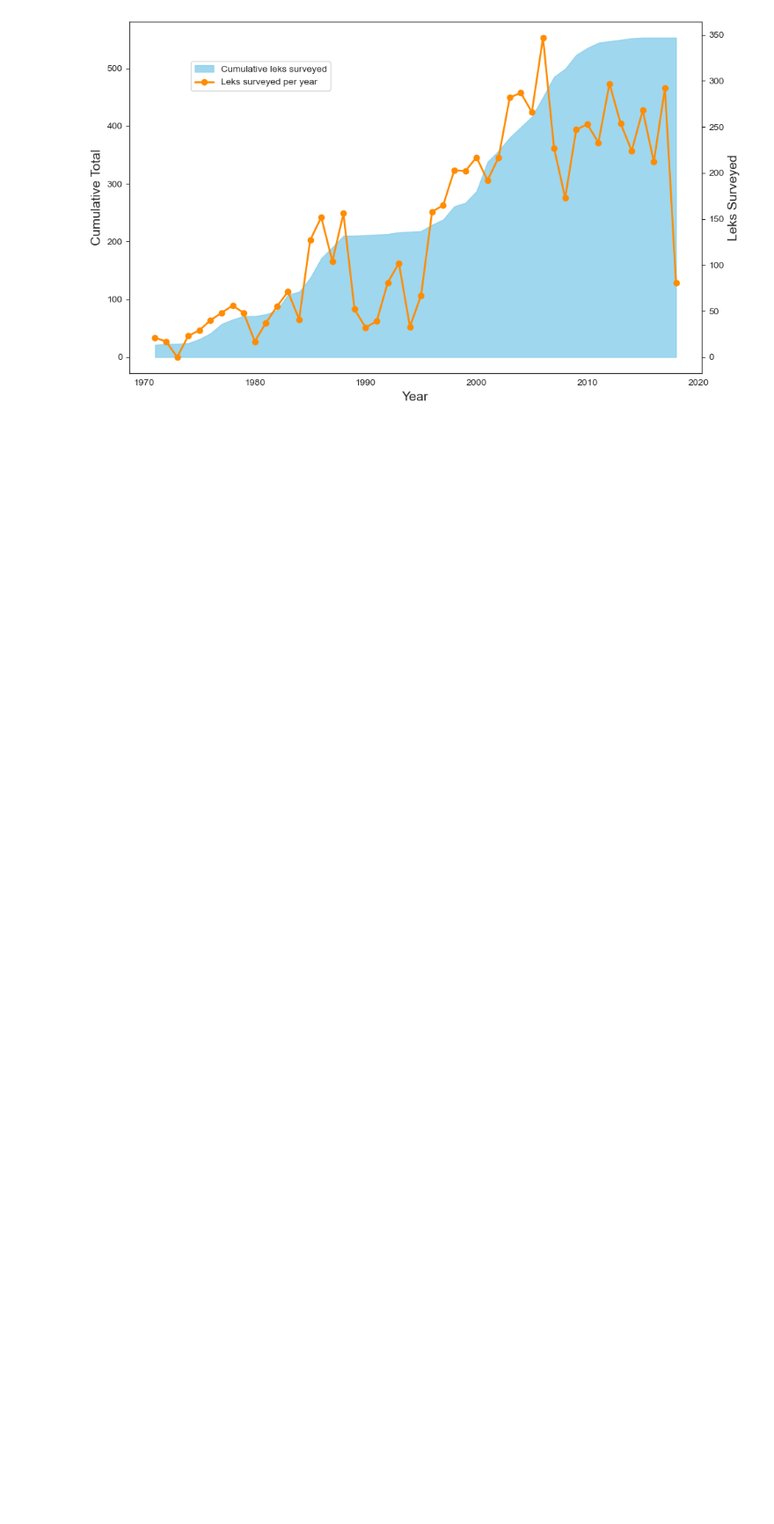
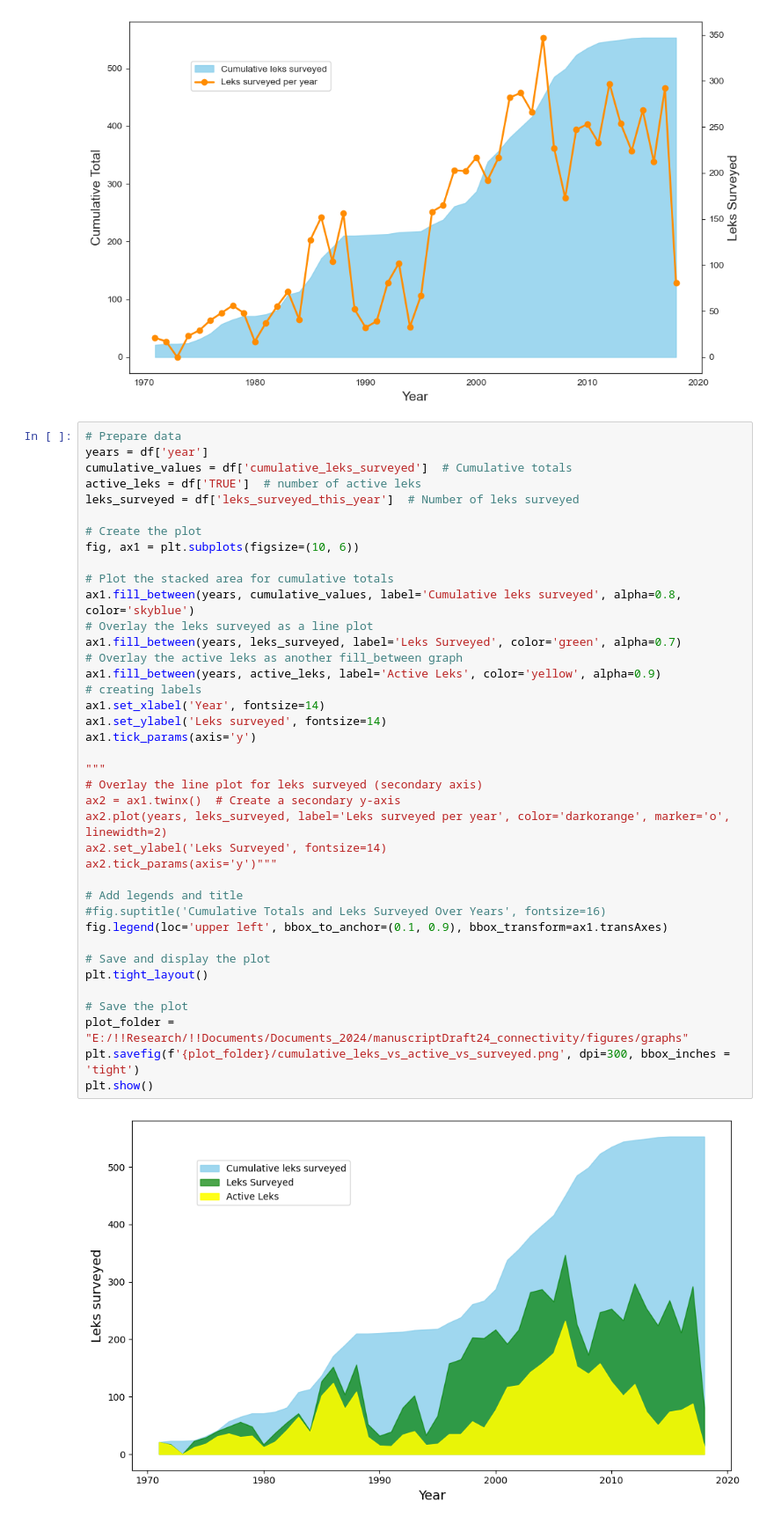
Before and after one commit to jdawsey/LEPC_Structural_Connectivity, a Jupyter notebook: igraph_scripts/figures/general_graphs.ipynb, the cells around one changed output. Shown at 88% size. Cells and saved outputs as stored; diff of their text form; blank space fills up the shorter version.

Commit message:
Added code for another graph

```diff
--- a/igraph_scripts/figures/general_graphs.ipynb
+++ b/igraph_scripts/figures/general_graphs.ipynb
@@ -78,3 +78,44 @@ plt.savefig(f'{plot_folder}/cumulative_leks_vs_surveyed.png', dpi=300, bbox_inch
 plt.show()
 # %% [output]
 [figure]
+# %%
+# Prepare data
+years = df['year']
+cumulative_values = df['cumulative_leks_surveyed']  # Cumulative totals
+active_leks = df['TRUE']  # number of active leks
+leks_surveyed = df['leks_surveyed_this_year']  # Number of leks surveyed
+
+# Create the plot
+fig, ax1 = plt.subplots(figsize=(10, 6))
+
+# Plot the stacked area for cumulative totals
+ax1.fill_between(years, cumulative_values, label='Cumulative leks surveyed', alpha=0.8, color='skyblue')
+# Overlay the leks surveyed as a line plot
+ax1.fill_between(years, leks_surveyed, label='Leks Surveyed', color='green', alpha=0.7)
+# Overlay the active leks as another fill_between graph
+ax1.fill_between(years, active_leks, label='Active Leks', color='yellow', alpha=0.9)
+# creating labels
+ax1.set_xlabel('Year', fontsize=14)
+ax1.set_ylabel('Leks surveyed', fontsize=14)
+ax1.tick_params(axis='y')
+
+"""
+# Overlay the line plot for leks surveyed (secondary axis)
+ax2 = ax1.twinx()  # Create a secondary y-axis
+ax2.plot(years, leks_surveyed, label='Leks surveyed per year', color='darkorange', marker='o', linewidth=2)
+ax2.set_ylabel('Leks Surveyed', fontsize=14)
+ax2.tick_params(axis='y')"""
+
+# Add legends and title
+#fig.suptitle('Cumulative Totals and Leks Surveyed Over Years', fontsize=16)
+fig.legend(loc='upper left', bbox_to_anchor=(0.1, 0.9), bbox_transform=ax1.transAxes)
+
+# Save and display the plot
+plt.tight_layout()
+
+# Save the plot
+plot_folder = "E:/!!Research/!!Documents/Documents_2024/manuscriptDraft24_connectivity/figures/graphs"
+plt.savefig(f'{plot_folder}/cumulative_leks_vs_active_vs_surveyed.png', dpi=300, bbox_inches = 'tight')
+plt.show()
+# %% [output]
+[figure, added]
```
